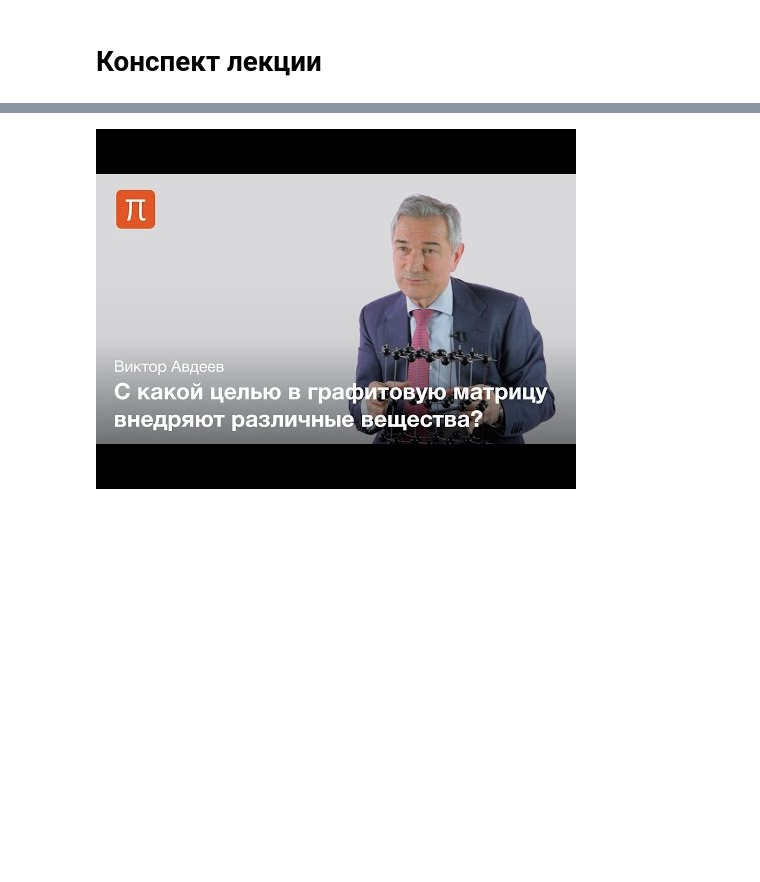
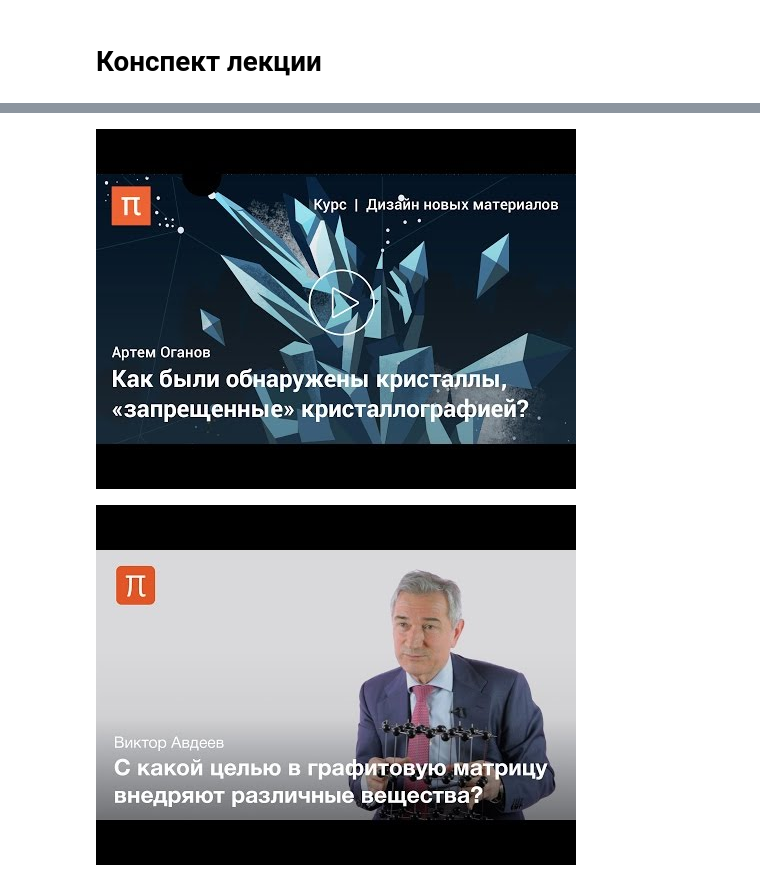
Before and after one commit to nanomaterials/course, a Jupyter notebook: 10_-_3D_Nanomaterials/Nanocomposites.ipynb, the cells around one changed output, grey strips where cells are left out. Drawn from its saved outputs; the diff is of its cells as text; code cells hidden in the pictures; blank space fills up the shorter version.

Commit message:
Кратко описаны структуры квазикристаллов

```diff
--- a/10_-_3D_Nanomaterials/Nanocomposites.ipynb
+++ b/10_-_3D_Nanomaterials/Nanocomposites.ipynb
@@ -48,3 +52,10 @@
+# %%
+'''Рассказ об истоирии открытия и исследовании квазикристаллов'''
+
+from IPython.lib.display import YouTubeVideo
+YouTubeVideo('w3b-3fTMgr4')
+# %% [output]
+[figure, added]
 # %%
 '''Реакция интеркалирования'''
 
```
Also changed, not shown: parts of 1 cell of this notebook, 3 other files.
